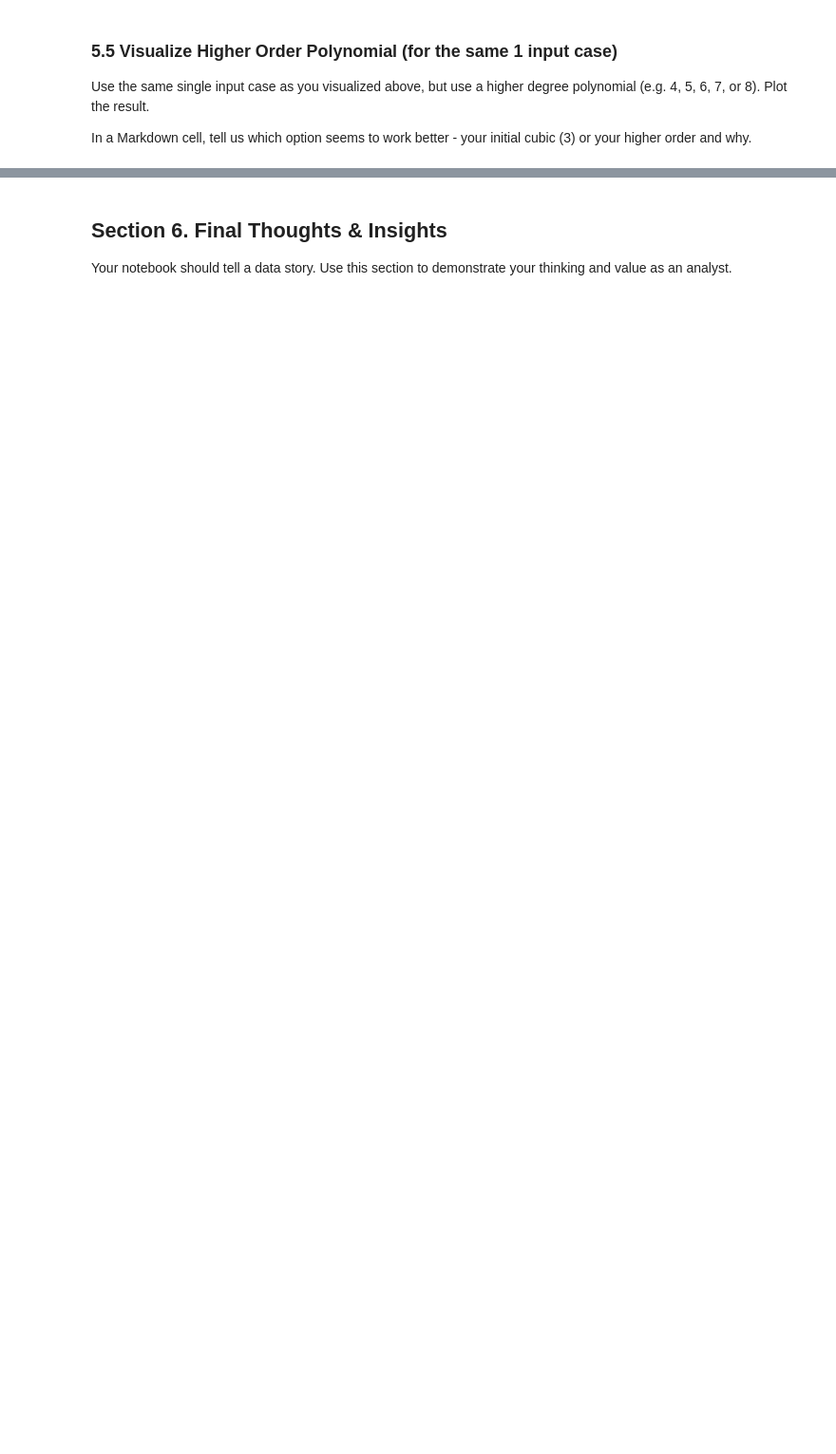
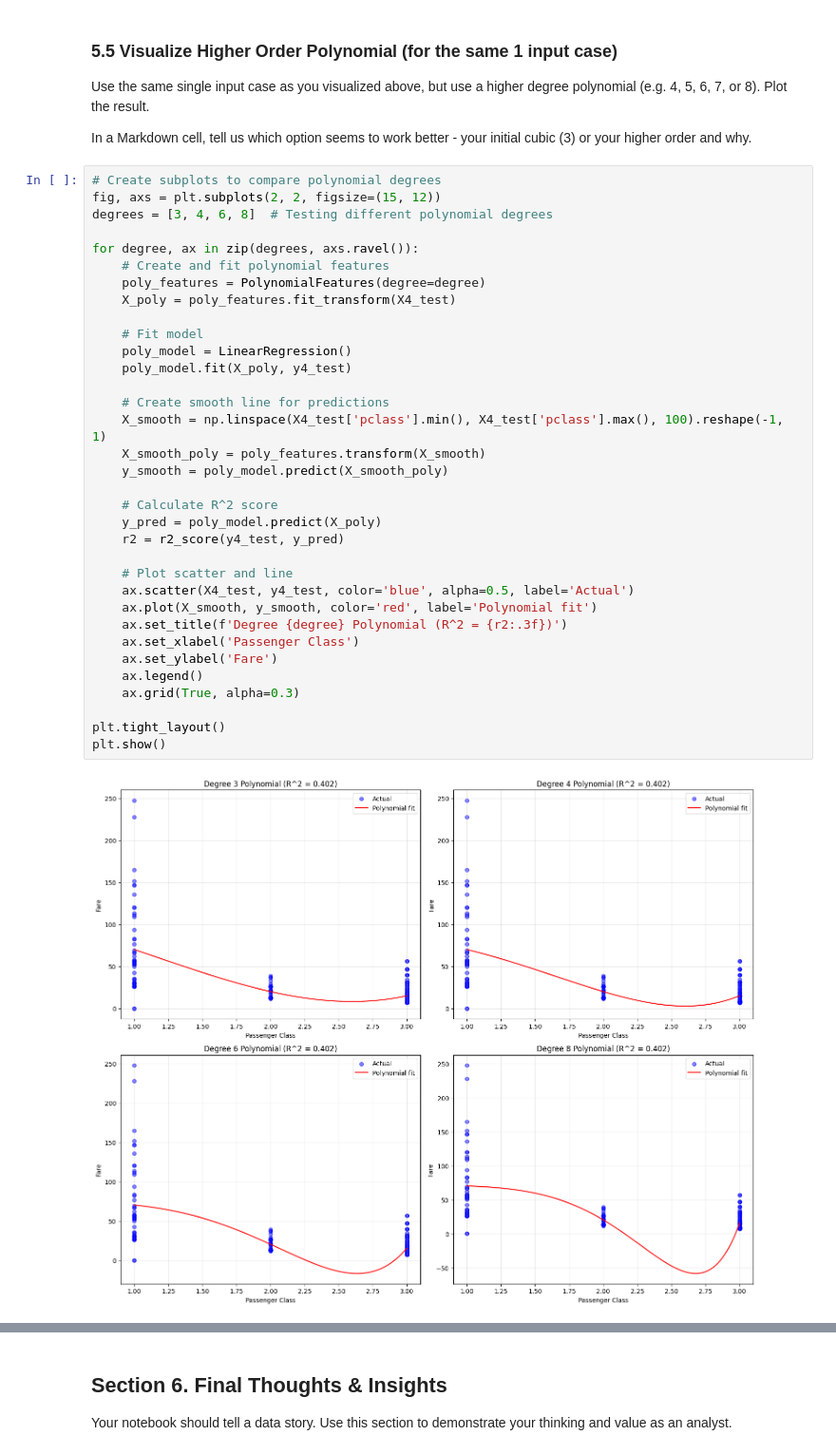
Before and after one commit to NickElias01/applied-ml-nickelias, a Jupyter notebook: lab04/ml04_nickelias.ipynb, the cells around one changed output, grey strips where cells are left out. Shown: that part at 95% size. Saved outputs shown, nothing was run; the diff lists cells and outputs as text; blank space fills up the shorter version.

```diff
--- a/lab04/ml04_nickelias.ipynb
+++ b/lab04/ml04_nickelias.ipynb
@@ -249,3 +427,39 @@ report("Polynomial", y1_test, y_pred_poly)
 Use the same single input case as you visualized above, but use a higher degree polynomial (e.g. 4, 5, 6, 7, or 8). Plot the result.
 
 In a Markdown cell, tell us which option seems to work better - your initial cubic (3) or your higher order and why.
+# %%
+# Create subplots to compare polynomial degrees
+fig, axs = plt.subplots(2, 2, figsize=(15, 12))
+degrees = [3, 4, 6, 8]  # Testing different polynomial degrees
+
+for degree, ax in zip(degrees, axs.ravel()):
+    # Create and fit polynomial features
+    poly_features = PolynomialFeatures(degree=degree)
+    X_poly = poly_features.fit_transform(X4_test)
+
+    # Fit model
+    poly_model = LinearRegression()
+    poly_model.fit(X_poly, y4_test)
+
+    # Create smooth line for predictions
+    X_smooth = np.linspace(X4_test['pclass'].min(), X4_test['pclass'].max(), 100).reshape(-1, 1)
+    X_smooth_poly = poly_features.transform(X_smooth)
+    y_smooth = poly_model.predict(X_smooth_poly)
+
+    # Calculate R^2 score
+    y_pred = poly_model.predict(X_poly)
+    r2 = r2_score(y4_test, y_pred)
+
+    # Plot scatter and line
+    ax.scatter(X4_test, y4_test, color='blue', alpha=0.5, label='Actual')
+    ax.plot(X_smooth, y_smooth, color='red', label='Polynomial fit')
+    ax.set_title(f'Degree {degree} Polynomial (R^2 = {r2:.3f})')
+    ax.set_xlabel('Passenger Class')
+    ax.set_ylabel('Fare')
+    ax.legend()
+    ax.grid(True, alpha=0.3)
+
+plt.tight_layout()
+plt.show()
+# %% [output]
+[figure, added]
```
Also changed, not shown: parts of 26 cells of this notebook, 1 other file.
